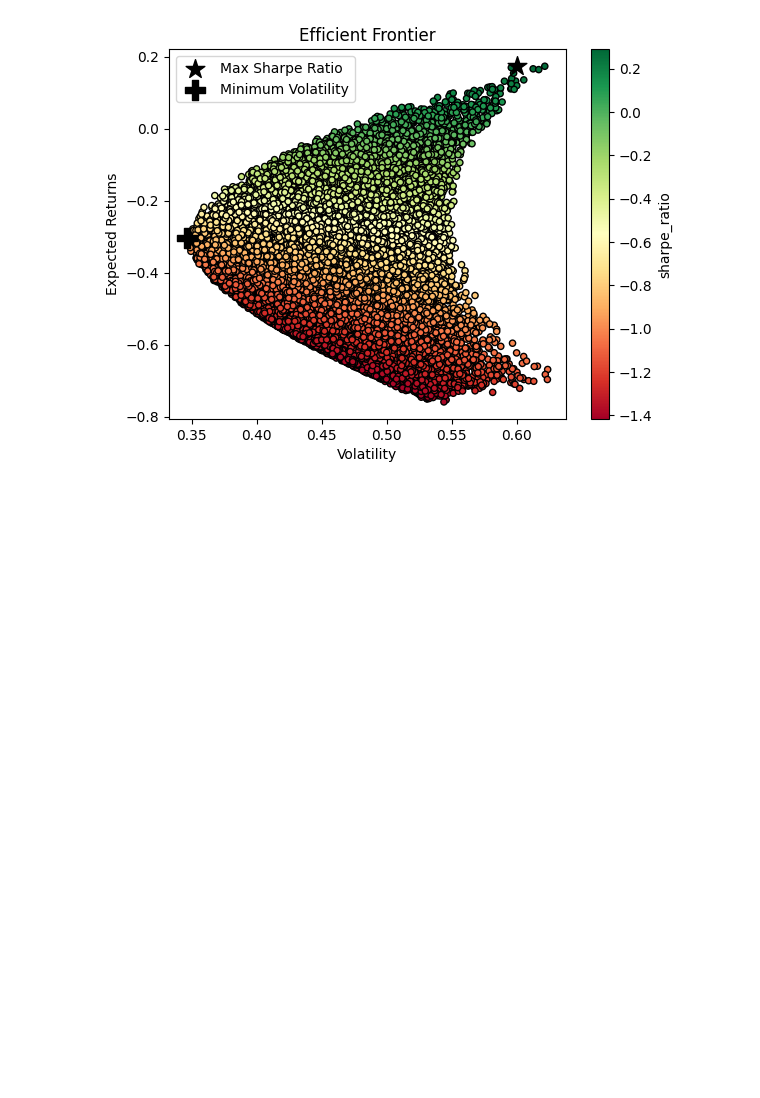
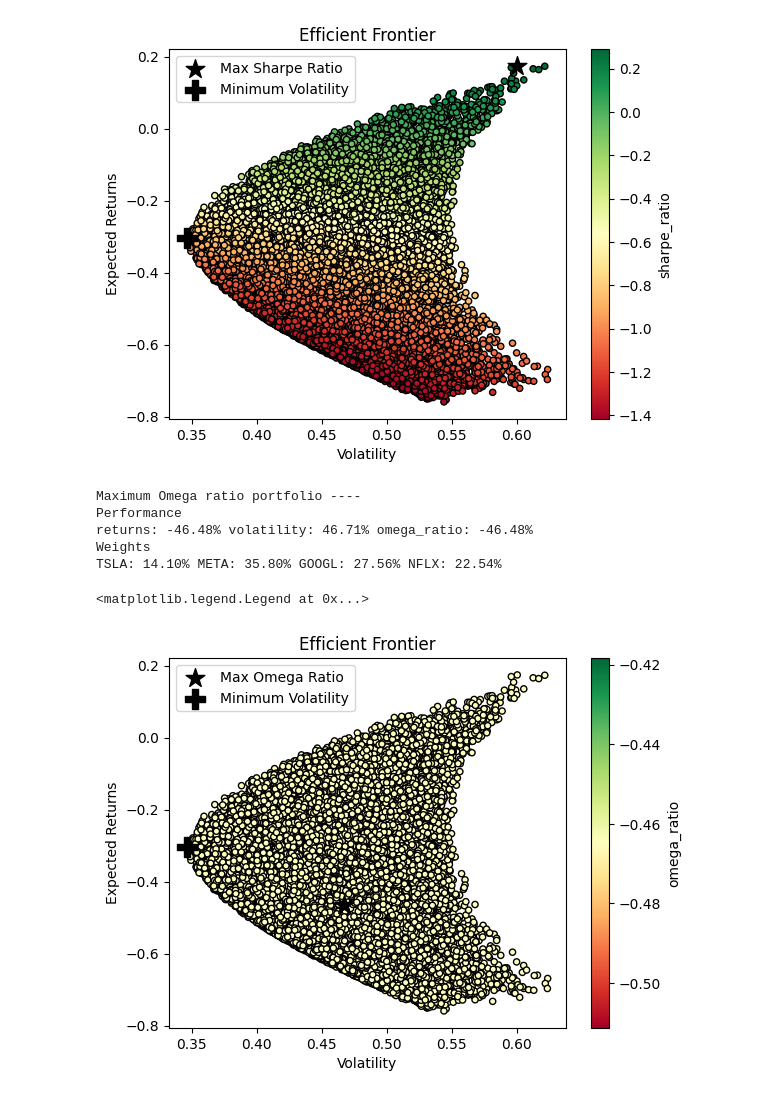
Before and after one commit to alessandrofogli/Monte-Carlo-simulation, a Jupyter notebook: MonteCarlo.ipynb, the cells around one changed output. Drawn from its saved outputs; the diff is of its cells as text; code cells hidden in the pictures; blank space fills up the shorter version.

Commit message:
added omega ratio eval

```diff
--- a/MonteCarlo.ipynb
+++ b/MonteCarlo.ipynb
@@ -187,3 +187,20 @@ for i in range(0, len(weights)):
     portf_vol.append(np.sqrt(np.dot(weights[i].T, np.dot(cov_mat, weights[i]))))
 portf_vol = np.array(portf_vol)
 portf_sharpe_ratio = portf_rtns / portf_vol
+# %%
+def omega_ratio(ret, required_return=0.0):
+
+    return_threshold = (1 + required_return) ** (1 / 252) - 1
+
+    returns_less_thresh = ret - return_threshold
+
+    numer = sum(returns_less_thresh[returns_less_thresh > 0.0])
+    denom = -1.0 * sum(returns_less_thresh[returns_less_thresh < 0.0])
+
+    if denom > 0.0:
+        return numer / denom
+    else:
+        return np.nan
+portf_omega_ratio = (portf_rtns, 0.07 )
+# %%
+portf_omega_ratio = portf_omega_ratio[0]
@@ -190,8 +209,6 @@ portf_sharpe_ratio = portf_rtns / portf_vol
 # %%
-portf_results_df = pd.DataFrame({'returns': portf_rtns,
-'volatility': portf_vol,
-'sharpe_ratio':
-portf_sharpe_ratio})
+portf_results_df = pd.DataFrame({'returns': portf_rtns, 'volatility': portf_vol, 'sharpe_ratio': portf_sharpe_ratio})
+portf_results_df_omega = pd.DataFrame({'returns': portf_rtns, 'volatility': portf_vol, 'omega_ratio': portf_omega_ratio})
 # %%
 N_POINTS = 100
 portf_vol_ef = []
@@ -284,3 +297,35 @@ ax.legend()
 # %% [output]
 <matplotlib.legend.Legend at 0x...>
 [figure]
+# %%
+max_omega_ind = np.argmax(portf_results_df_omega.omega_ratio)
+max_omega_portf = portf_results_df_omega.loc[max_omega_ind]
+# %%
+print('Maximum Omega ratio portfolio ----')
+print('Performance')
+for index, value in max_omega_portf.items():
+    print(f'{index}: {100 * value:.2f}% ', end="", flush=True)
+print('\nWeights')
+for x, y in zip(tickers, weights[np.argmax(portf_results_df_omega.omega_ratio)]):
+    print(f'{x}: {100*y:.2f}% ', end="", flush=True)
+# %% [output]
+Maximum Omega ratio portfolio ----
+Performance
+returns: -46.48% volatility: 46.71% omega_ratio: -46.48%
+Weights
+TSLA: 14.10% META: 35.80% GOOGL: 27.56% NFLX: 22.54%
+# %%
+fig, ax = plt.subplots()
+portf_results_df_omega.plot(kind='scatter', x='volatility', y='returns', c='omega_ratio', cmap='RdYlGn', edgecolors='black', ax=ax)
+ax.scatter(x=max_omega_portf.volatility,
+y=max_omega_portf.returns,
+c='black', marker='*',
+s=200, label='Max Omega Ratio')
+ax.scatter(x=min_vol_portf.volatility, y=min_vol_portf.returns, c='black', marker='P',
+s=200, label='Minimum Volatility')
+ax.set(xlabel='Volatility', ylabel='Expected Returns',
+title='Efficient Frontier')
+ax.legend()
+# %% [output]
+<matplotlib.legend.Legend at 0x...>
+[figure, added]
```
Also changed, not shown: parts of 2 cells of this notebook.
